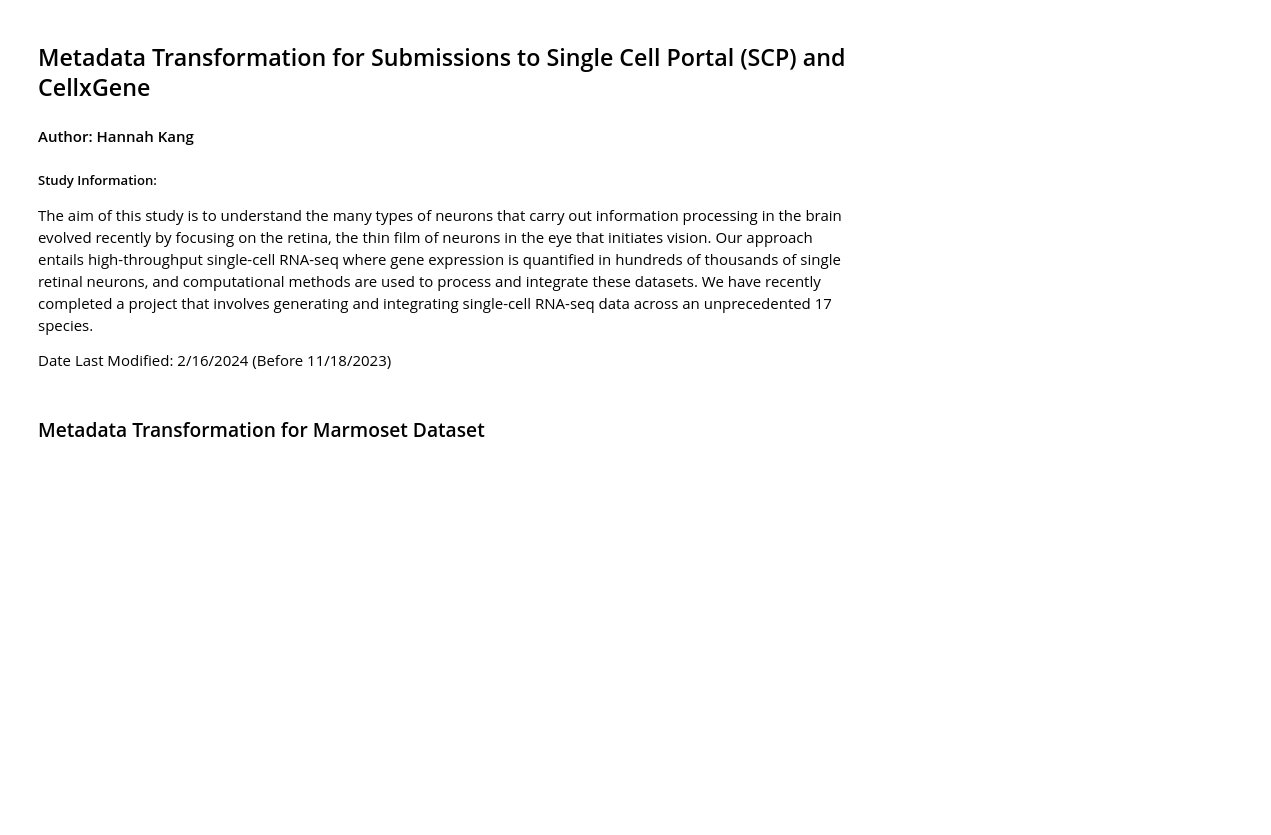
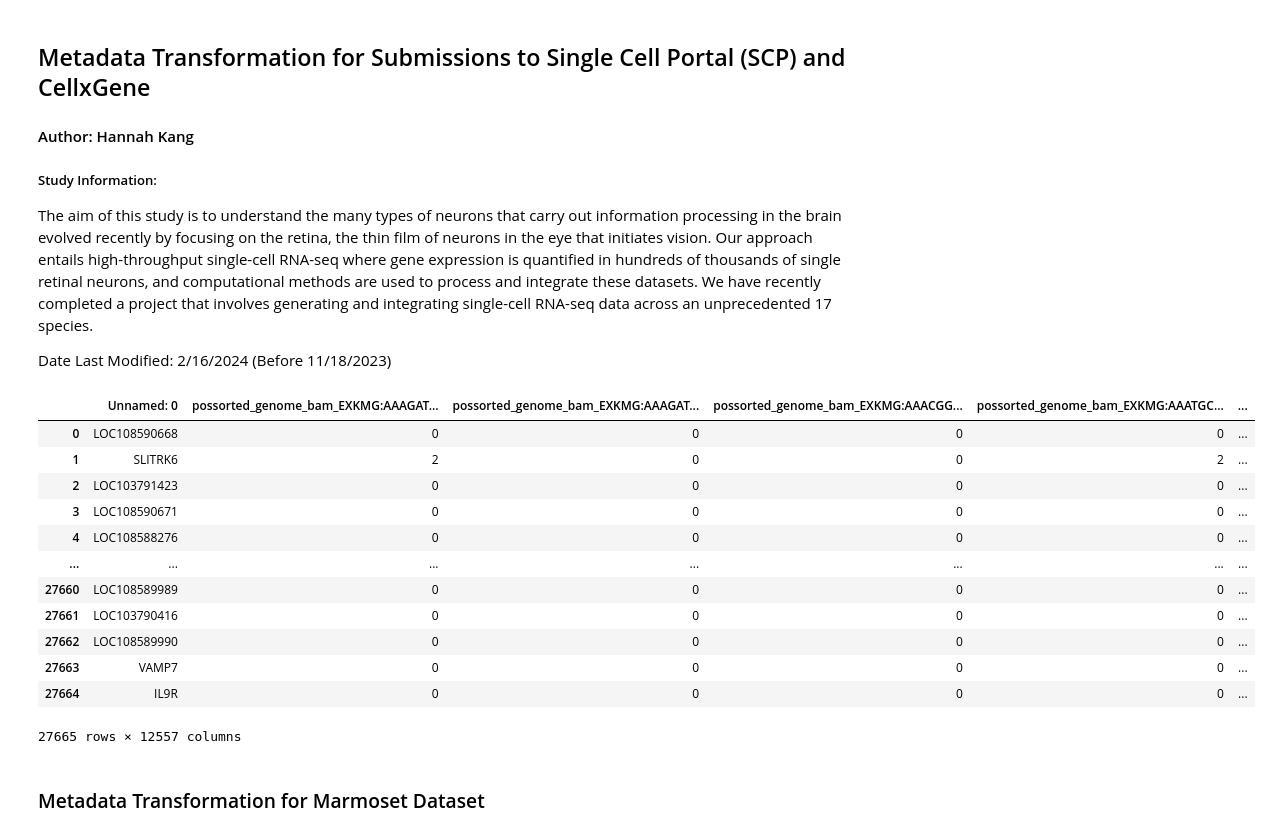
Before and after one commit to hkanx/shekhar-lab, a Jupyter notebook: Code/metadata.ipynb, the cells around one changed output. Saved outputs shown, nothing was run; the diff lists cells and outputs as text; code cells hidden in the pictures; blank space fills up the shorter version.

```diff
--- a/Code/metadata.ipynb
+++ b/Code/metadata.ipynb
@@ -20,6 +23,27 @@ import h5py
 
 # data = pd.read_csv("rgc_metadata_eg.txt")
 # data.head(10)
+# %%
+# Marmosets
+
+file_path = "/Users/hannahkang/Desktop/shekhar-lab/Original Files/MarmosetFovea_BC_count_mat.csv"
+
+countmatrix_marmoset = pd.read_csv(file_path)
+countmatrix_marmoset
+# %% [output]
+|  | Unnamed: 0 | possorted_genome_bam_EXKMG:AAAGAT... | possorted_genome_bam_EXKMG:AAAGAT... | possorted_genome_bam_EXKMG:AAACGG... | possorted_genome_bam_EXKMG:AAATGC... | ... |
+| 0 | LOC108590668 | 0 | 0 | 0 | 0 | ... |
+| 1 | SLITRK6 | 2 | 0 | 0 | 2 | ... |
+| 2 | LOC103791423 | 0 | 0 | 0 | 0 | ... |
+| 3 | LOC108590671 | 0 | 0 | 0 | 0 | ... |
+| 4 | LOC108588276 | 0 | 0 | 0 | 0 | ... |
+| ... | ... | ... | ... | ... | ... | ... |
+| 27660 | LOC108589989 | 0 | 0 | 0 | 0 | ... |
+| 27661 | LOC103790416 | 0 | 0 | 0 | 0 | ... |
+| 27662 | LOC108589990 | 0 | 0 | 0 | 0 | ... |
+| 27663 | VAMP7 | 0 | 0 | 0 | 0 | ... |
+| 27664 | IL9R | 0 | 0 | 0 | 0 | ... |
+27665 rows × 12557 columns
 # %% [markdown]
 ### Metadata Transformation for Marmoset Dataset
 # %%
```
Also changed, not shown: parts of 26 cells of this notebook, 7 other files.
